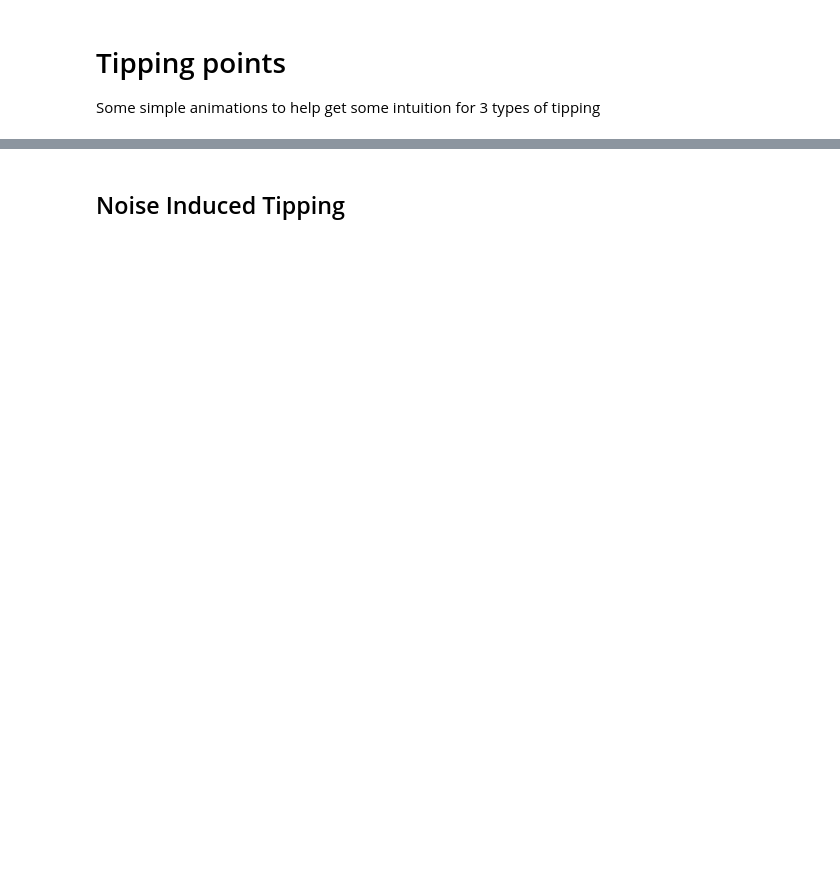
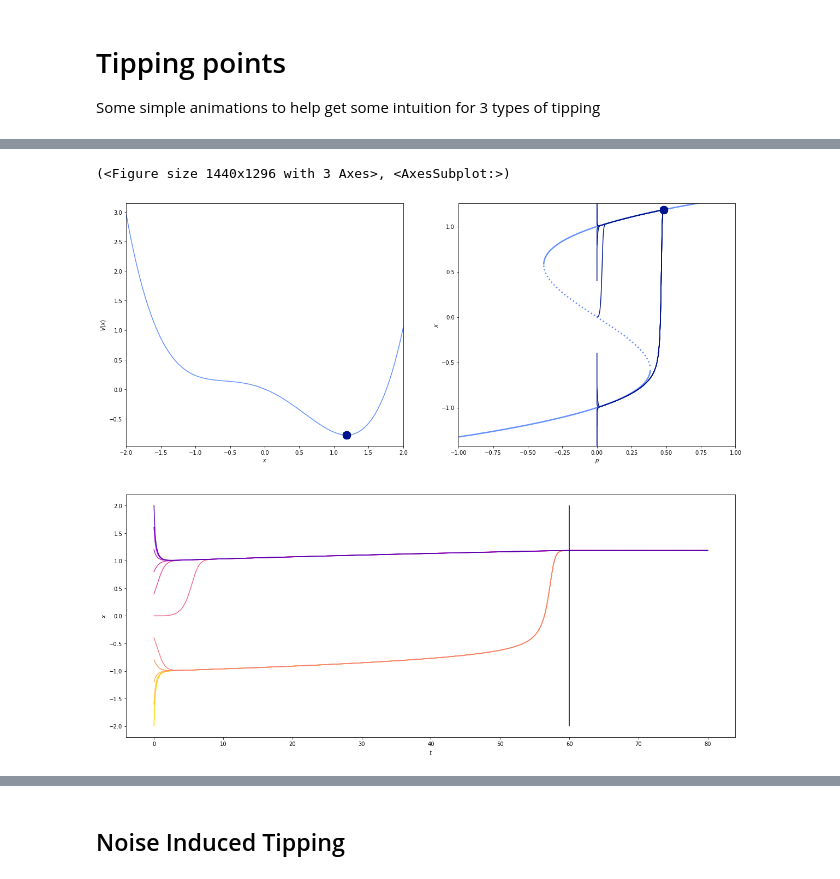
Before and after one commit to sablonl/LPHYS2114, a Jupyter notebook: Tipping Points.ipynb, the cells around one changed output, grey strips where cells are left out. Drawn from its saved outputs; the diff is of its cells as text; code cells hidden in the pictures; blank space fills up the shorter version.

```diff
--- a/Tipping Points.ipynb
+++ b/Tipping Points.ipynb
@@ -28,0 +36,6 @@ no_noise_model.plot_composite()
+# %%
+t = 60
+b_tipping_model.plot_composite(ics=np.linspace(-2, 2, 11), t_traj=np.linspace(0, 80, 500), t=t)
+# %% [output]
+(<Figure size 1440x1296 with 3 Axes>, <AxesSubplot:>)
+[figure, added]
```
Also changed, not shown: parts of 56 cells of this notebook.
